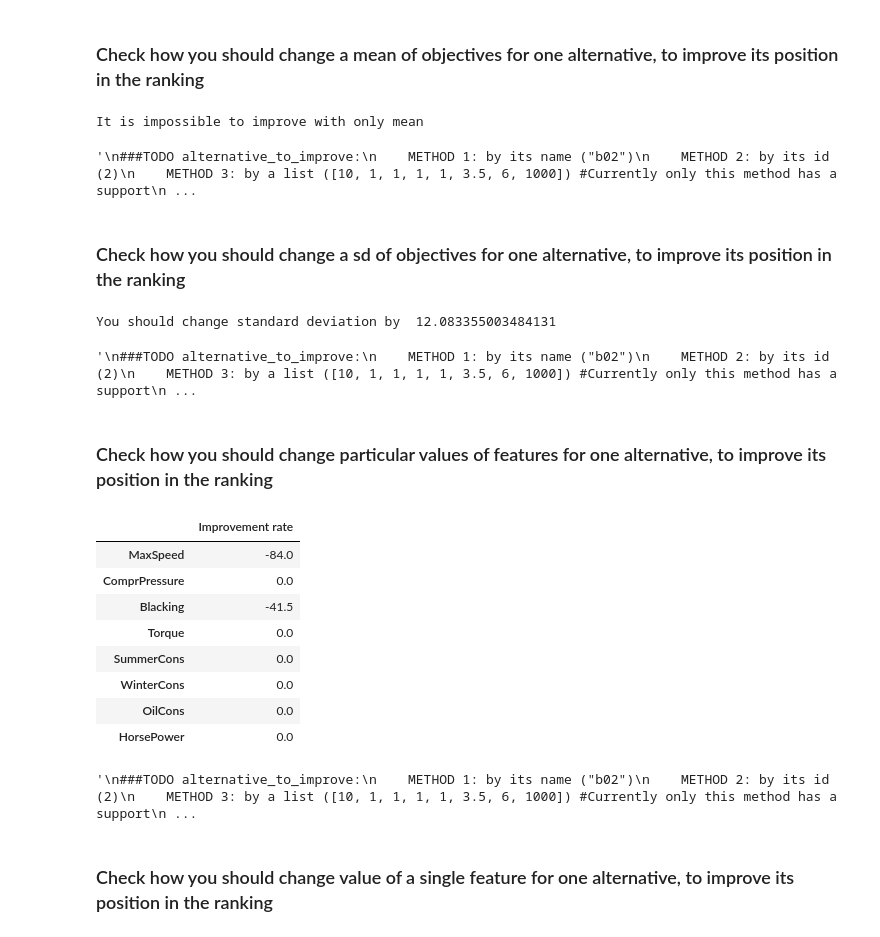
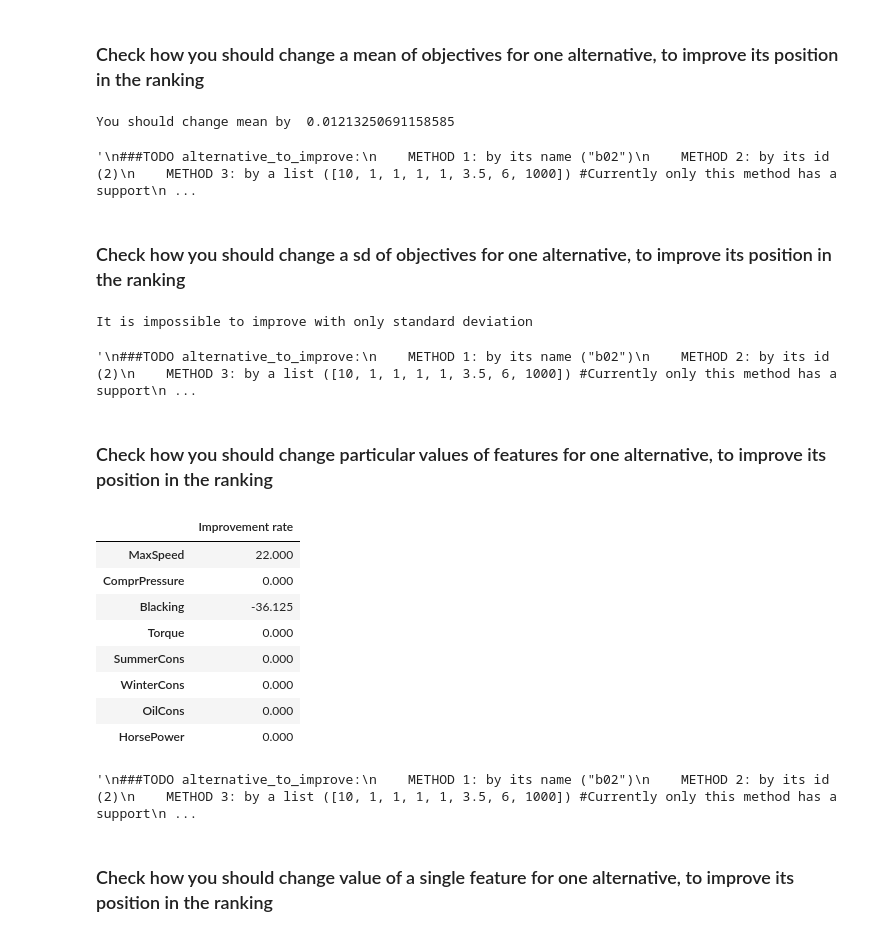
Before and after one commit to dabrze/topsis-msd-improvement-actions, a Jupyter notebook: src/bus_example.ipynb, the cells around one changed output. Saved outputs shown, nothing was run; the diff lists cells and outputs as text; code cells hidden in the pictures.

```diff
--- a/src/bus_example.ipynb
+++ b/src/bus_example.ipynb
@@ -65,7 +48,7 @@ weights = [2, 5, 7, 8, 6.5, 1, 1, 3]
 ### Method 2 - by a dictionary
 weights = {
     "MaxSpeed" : 2,
-    "ComprPressure" : 5,
+    "ComprPressure" : 1,
     "Blacking" : 7,
     "Torque" : 8,
     "SummerCons" : 6.5,
@@ -78,7 +61,7 @@ weights = {
 ### DEFAULT: lower_bound(criterion) = min(criterion), upper_bound(criterion) = max(criterion)
 
 ### Method 1 - by a 2D list
-expert_range = [[1, 10], [1, 10], [0, 10], [-5, 5], [0, 10], [0, 10], [0, 100], [1, 2]] #TODO with this line bug in improvement_features()
+#expert_range = [[1, 10], [1, 10], [0, 10], [-5, 5], [0, 10], [0, 10], [0, 100], [1, 2]] #TODO with this line bug in improvement_features()
 
 ### Method 2 - by a dictionary
 
@@ -96,14 +79,4 @@ expert_range = {
 ### Method 3 - by a 1D list
 expert_range = [1, 6]
 
-'''
-###TODO Method 4 - providing in a dictionary expert_ranges for not all criteria eg.:
-
-    expert_range = {
-        "MaxSpeed" : [1, 10],
-        "ComprPressure" : [1, 10]
-    }
-
-    The rest by default are set to [min(criterion), max(criterion)]
-
-'''
+expert_range = None
@@ -153,13 +132,11 @@ See the caveats in the documentation: https://pandas.pydata.org/pandas-docs/stab
 # %% [markdown]
 ### Check how you should change a mean of objectives for one alternative, to improve its position in the ranking
 # %%
-alternative_to_improve = buses.data.loc["b02"].copy()
-alternative_to_improve_CS = buses.original_data.loc["b02"].copy()
-alternative_to_overcome = buses.data.loc["b09"].copy()
+alternative_to_improve = buses.X_new.loc["b02"].copy()
+alternative_to_overcome = buses.X_new.loc["b09"].copy()
 improvement_ratio = 0.01
-weights_mean = np.mean(buses.weights)
 
-buses.agg_fn.improvement_mean(alternative_to_improve, alternative_to_overcome, improvement_ratio, weights_mean)
+buses.agg_fn.improvement_mean(alternative_to_improve, alternative_to_overcome, improvement_ratio)
 
 '''
 ###TODO alternative_to_improve:
@@ -173,22 +150,18 @@ buses.agg_fn.improvement_mean(alternative_to_improve, alternative_to_overcome, i
 
 ###TODO improvement_ratio
     should be an option to leave it as None
-
-###TODO weights_mean
-    Get rid of this one.
 '''
 # %% [output]
-It is impossible to improve with only mean
+You should change mean by  0.01213250691158585
 '\n###TODO alternative_to_improve:\n    METHOD 1: by its name ("b02")\n    METHOD 2: by its id (2)\n    METHOD 3: by a list ([10, 1, 1, 1, 1, 3.5, 6, 1000]) #Currently only this method has a support\n ...
 # %% [markdown]
 ### Check how you should change a sd of objectives for one alternative, to improve its position in the ranking
 # %%
-alternative_to_improve = buses.data.loc[buses.ranked_alternatives[27]].copy()
-alternative_to_overcome = buses.data.loc[buses.ranked_alternatives[22]].copy()
+alternative_to_improve = buses.X_new.loc[buses.ranked_alternatives[27]].copy()
+alternative_to_overcome = buses.X_new.loc[buses.ranked_alternatives[22]].copy()
 improvement_ratio = 0.01
-weights_mean = np.mean(buses.weights)
 
-buses.agg_fn.improvement_std(alternative_to_improve, alternative_to_overcome, improvement_ratio, weights_mean)
+buses.agg_fn.improvement_std(alternative_to_improve, alternative_to_overcome, improvement_ratio)
 
 '''
 ###TODO alternative_to_improve:
@@ -202,59 +175,47 @@ buses.agg_fn.improvement_std(alternative_to_improve, alternative_to_overcome, im
 
 ###TODO improvement_ratio
     should be an option to leave it as None
-
-###TODO weights_mean
-    Get rid of this one.
 '''
 # %% [output]
-You should change standard deviation by  12.083355003484131
+It is impossible to improve with only standard deviation
 '\n###TODO alternative_to_improve:\n    METHOD 1: by its name ("b02")\n    METHOD 2: by its id (2)\n    METHOD 3: by a list ([10, 1, 1, 1, 1, 3.5, 6, 1000]) #Currently only this method has a support\n ...
 # %% [markdown]
 ### Check how you should change particular values of features for one alternative, to improve its position in the ranking
 # %%
-alternative_to_improve = buses.data.loc[buses.ranked_alternatives[27]].copy()
-alternative_to_overcome = buses.data.loc[buses.ranked_alternatives[22]].copy()
+alternative_to_improve = buses.X_new.loc[buses.ranked_alternatives[27]].copy()
+alternative_to_overcome = buses.X_new.loc[buses.ranked_alternatives[22]].copy()
 improvement_ratio = 0.01
 objectives_to_change = ['MaxSpeed', 'Blacking', 'SummerCons']
 
-buses.agg_fn.improvement_features(alternative_to_improve, alternative_to_overcome, improvement_ratio, buses.weights, objectives_to_change, buses.value_range, buses.objectives)
+buses.agg_fn.improvement_features(alternative_to_improve, alternative_to_overcome, improvement_ratio, objectives_to_change)
 
 '''
 ###TODO alternative_to_improve:
     METHOD 1: by its name ("b02")
     METHOD 2: by its id (2)
     METHOD 3: by a list ([10, 1, 1, 1, 1, 3.5, 6, 1000]) #Currently only this method has a support
 
 ###TODO alternative_to_overcome:
     METHOD 1: by its name ("b09")
     METHOD 2: by its id (9)
 
 ### TODO objectives_to_change
     METHOD 1: by a list (['MaxSpeed', 'Blacking', 'SummerCons']) #Currently only this method has a support
     METHOD 2: by a string ('MaxSpeed')
 
 ###TODO improvement_ratio
     should be an option to leave it as None
-
-###TODO weights
-    Get rid of this one.
-
-###TODO value_range
-    Get rid of this one.
-
-###TODO objectives
-    Get rid of this one.
 '''
 # %% [output]
 |  | Improvement rate |
-| MaxSpeed | -84.0 |
-| ComprPressure | 0.0 |
-| Blacking | -41.5 |
-| Torque | 0.0 |
-| SummerCons | 0.0 |
-| WinterCons | 0.0 |
-| OilCons | 0.0 |
-| HorsePower | 0.0 |
+| MaxSpeed | 22.000 |
+| ComprPressure | 0.000 |
+| Blacking | -36.125 |
+| Torque | 0.000 |
+| SummerCons | 0.000 |
+| WinterCons | 0.000 |
+| OilCons | 0.000 |
+| HorsePower | 0.000 |
 '\n###TODO alternative_to_improve:\n    METHOD 1: by its name ("b02")\n    METHOD 2: by its id (2)\n    METHOD 3: by a list ([10, 1, 1, 1, 1, 3.5, 6, 1000]) #Currently only this method has a support\n ...
 # %% [markdown]
 ### Check how you should change value of a single feature for one alternative, to improve its position in the ranking
```
Also changed, not shown: parts of 9 cells of this notebook, 1 other file.
